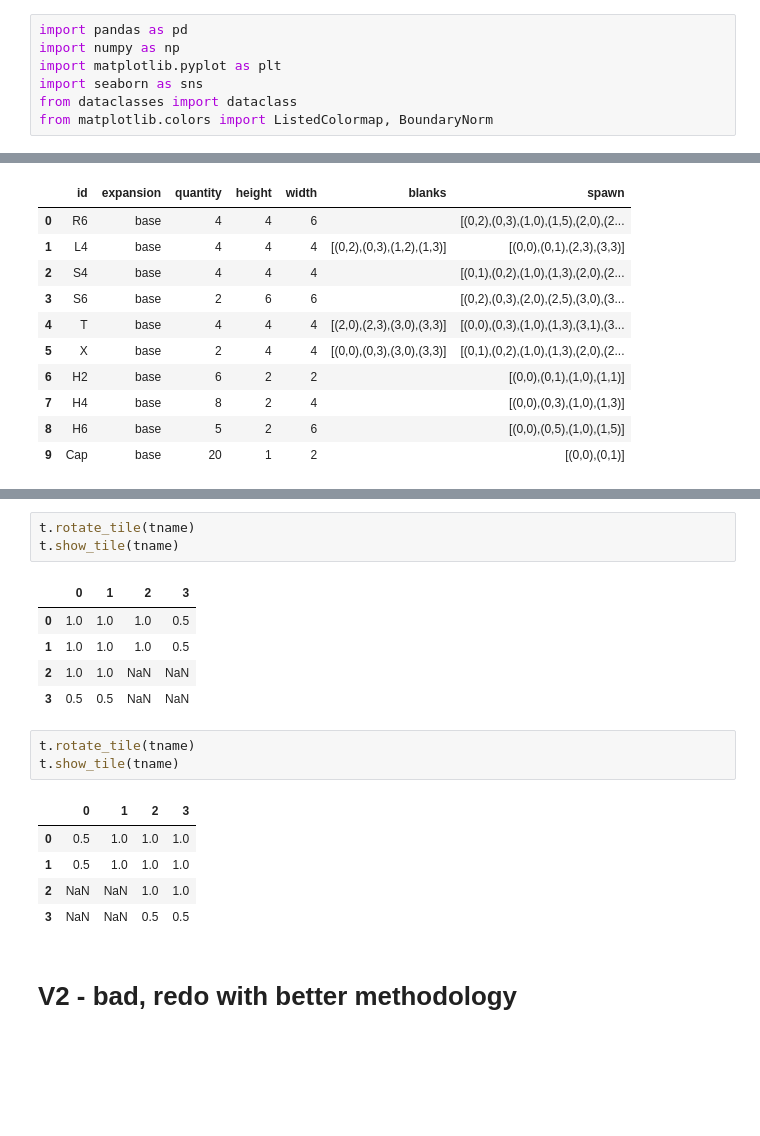
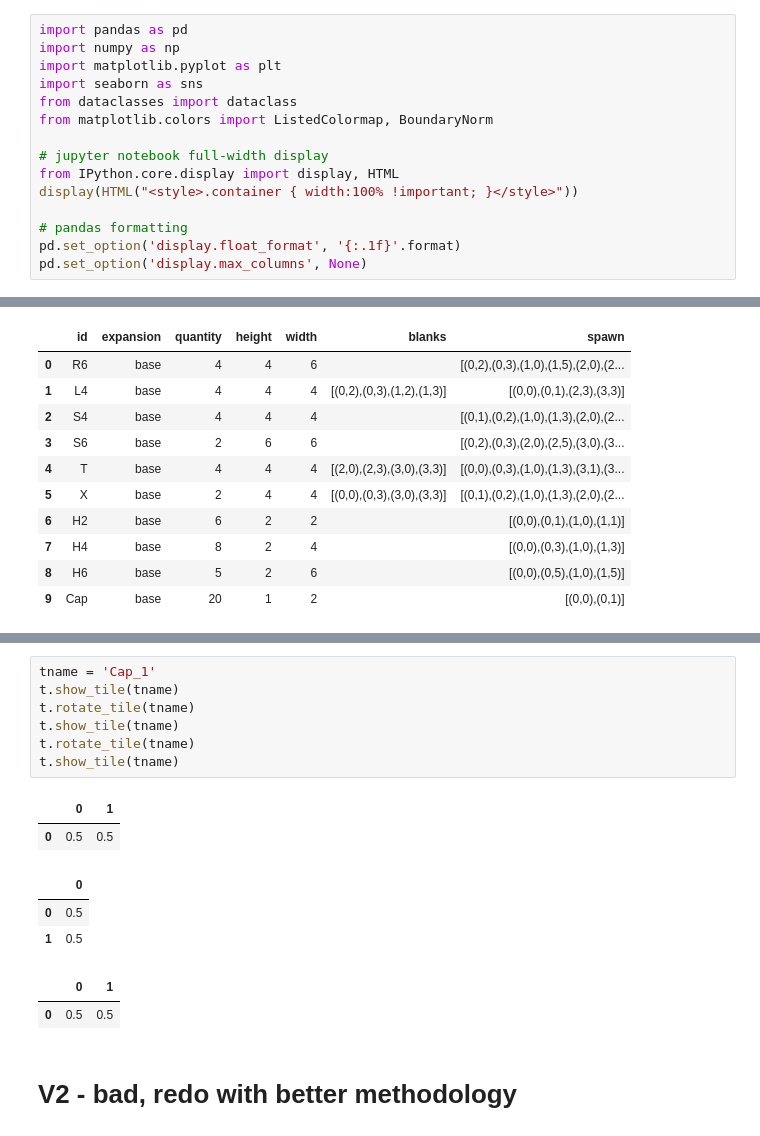
Before and after one commit to KevinCarr42/Descent_AI, a Jupyter notebook: DescentMapGenerator.ipynb, the cells around one changed output, grey strips where cells are left out. Cells and saved outputs as stored; diff of their text form; blank space fills up the shorter version.

```diff
--- a/DescentMapGenerator.ipynb
+++ b/DescentMapGenerator.ipynb
@@ -5,6 +5,14 @@ import matplotlib.pyplot as plt
 import seaborn as sns
 from dataclasses import dataclass
 from matplotlib.colors import ListedColormap, BoundaryNorm
+
+# jupyter notebook full-width display
+from IPython.core.display import display, HTML
+display(HTML("<style>.container { width:100% !important; }</style>"))
+
+# pandas formatting
+pd.set_option('display.float_format', '{:.1f}'.format)
+pd.set_option('display.max_columns', None)
 # %%
 tile_df = pd.read_csv('tile_import.csv')
 tile_df.fillna('')
@@ -98,21 +147,18 @@ t.show_tile(tname)
-# %%
-t.rotate_tile(tname)
-t.show_tile(tname)
-# %% [output]
-|  | 0 | 1 | 2 | 3 |
-| 0 | 1.0 | 1.0 | 1.0 | 0.5 |
-| 1 | 1.0 | 1.0 | 1.0 | 0.5 |
-| 2 | 1.0 | 1.0 | NaN | NaN |
-| 3 | 0.5 | 0.5 | NaN | NaN |
-# %%
-t.rotate_tile(tname)
-t.show_tile(tname)
-# %% [output]
-|  | 0 | 1 | 2 | 3 |
-| 0 | 0.5 | 1.0 | 1.0 | 1.0 |
-| 1 | 0.5 | 1.0 | 1.0 | 1.0 |
-| 2 | NaN | NaN | 1.0 | 1.0 |
-| 3 | NaN | NaN | 0.5 | 0.5 |
+# %%
+tname = 'Cap_1'
+t.show_tile(tname)
+t.rotate_tile(tname)
+t.show_tile(tname)
+t.rotate_tile(tname)
+t.show_tile(tname)
+# %% [output]
+|  | 0 | 1 |
+| 0 | 0.5 | 0.5 |
+|  | 0 |
+| 0 | 0.5 |
+| 1 | 0.5 |
+|  | 0 | 1 |
+| 0 | 0.5 | 0.5 |
 # %% [markdown]
 # V2 - bad, redo with better methodology
 # %% [markdown]
```
Also changed, not shown: parts of 4 cells of this notebook.
